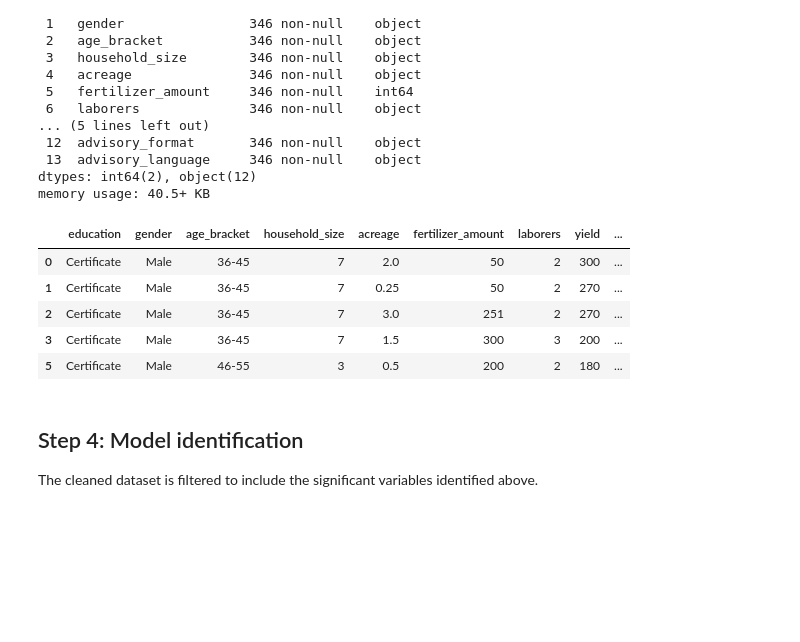
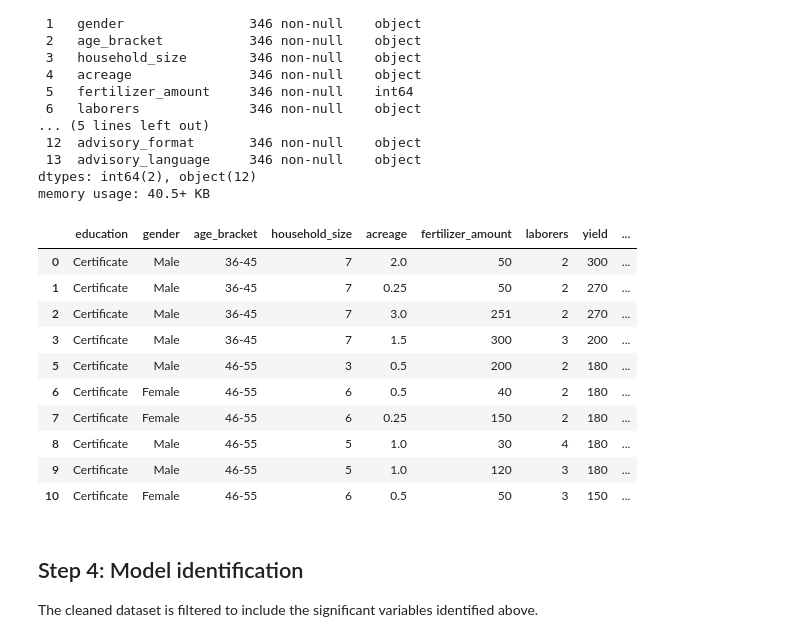
Before and after one commit to bizzaccelerator/midterm-project-mlzoomcamp, a Jupyter notebook: notebook.ipynb, the cells around one changed output. Drawn from its saved outputs; the diff is of its cells as text; code cells hidden in the pictures; blank space fills up the shorter version.

```diff
--- a/notebook.ipynb
+++ b/notebook.ipynb
@@ -1084,11 +1084,16 @@ Data columns (total 14 columns):
 dtypes: int64(2), object(12)
 memory usage: 40.5+ KB
 # %%
-corn_subset.head()
+corn_subset.head(10)
 # %% [output]
 |  | education | gender | age_bracket | household_size | acreage | fertilizer_amount | laborers | yield | ... |
 | 0 | Certificate | Male | 36-45 | 7 | 2.0 | 50 | 2 | 300 | ... |
 | 1 | Certificate | Male | 36-45 | 7 | 0.25 | 50 | 2 | 270 | ... |
 | 2 | Certificate | Male | 36-45 | 7 | 3.0 | 251 | 2 | 270 | ... |
 | 3 | Certificate | Male | 36-45 | 7 | 1.5 | 300 | 3 | 200 | ... |
 | 5 | Certificate | Male | 46-55 | 3 | 0.5 | 200 | 2 | 180 | ... |
+| 6 | Certificate | Female | 46-55 | 6 | 0.5 | 40 | 2 | 180 | ... |
+| 7 | Certificate | Female | 46-55 | 6 | 0.25 | 150 | 2 | 180 | ... |
+| 8 | Certificate | Male | 46-55 | 5 | 1.0 | 30 | 4 | 180 | ... |
+| 9 | Certificate | Male | 46-55 | 5 | 1.0 | 120 | 3 | 180 | ... |
+| 10 | Certificate | Female | 46-55 | 6 | 0.5 | 50 | 3 | 150 | ... |
```
Also changed, not shown: parts of 2 cells of this notebook, 1 other file.
